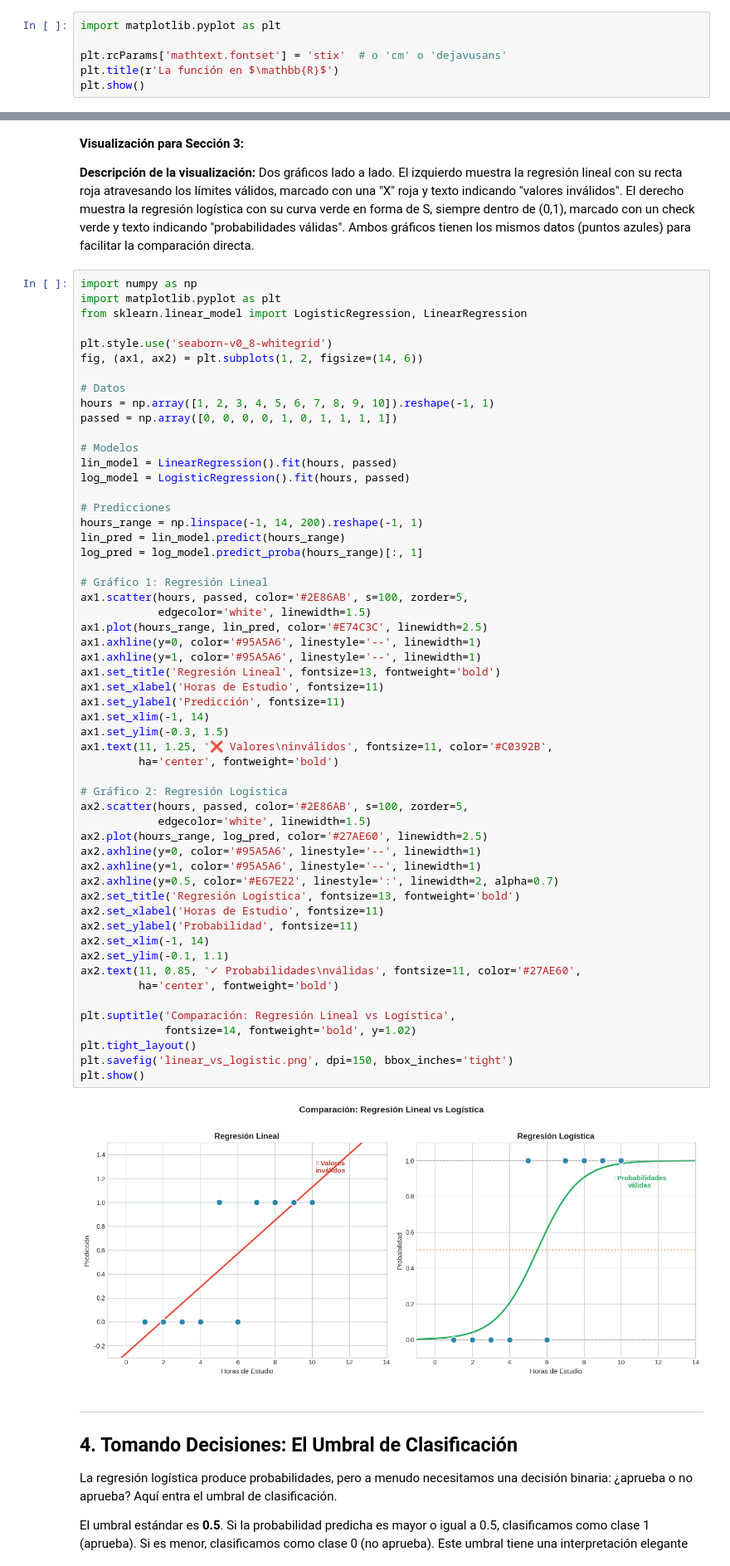
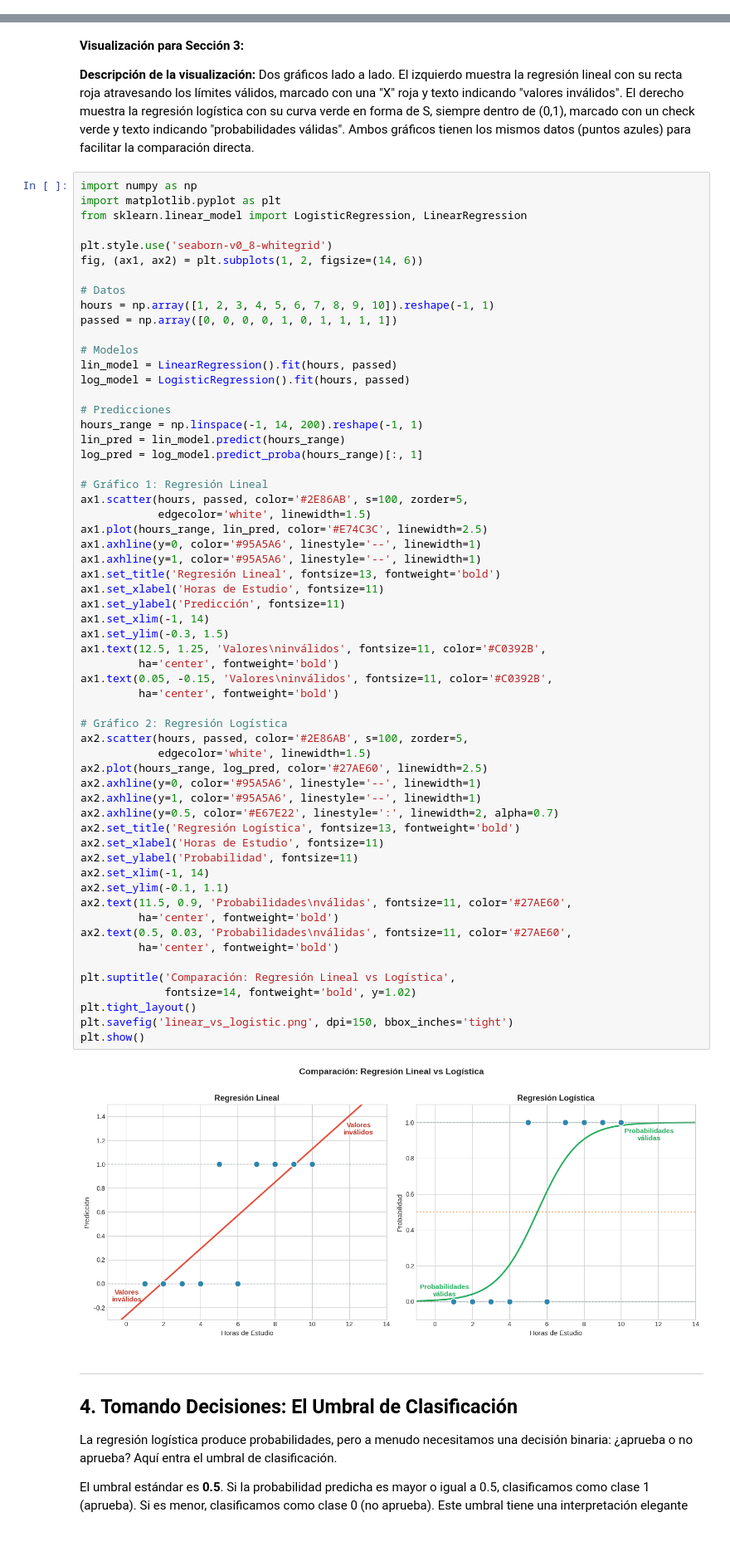
Before and after one commit to financieras/math_for_ai, a Jupyter notebook: estadistica/Regresion_Logistica_Como_la_Función_Sigmoide_Resuelve_la_Clasificacion_Binaria.ipynb, the cells around one changed output, grey strips where cells are left out. Shown: that part at 83% size. Cells and saved outputs as stored; diff of their text form; blank space fills up the shorter version.

```diff
--- a/estadistica/Regresion_Logistica_Como_la_Función_Sigmoide_Resuelve_la_Clasificacion_Binaria.ipynb
+++ b/estadistica/Regresion_Logistica_Como_la_Función_Sigmoide_Resuelve_la_Clasificacion_Binaria.ipynb
@@ -166,6 +163,0 @@ Esta propiedad es perfecta para modelar probabilidades.
-# %%
-import matplotlib.pyplot as plt
-
-plt.rcParams['mathtext.fontset'] = 'stix'  # o 'cm' o 'dejavusans'
-plt.title(r'La función en $\mathbb{R}$')
-plt.show()
@@ -335,36 +325,40 @@ ax1.scatter(hours, passed, color='#2E86AB', s=100, zorder=5,
 ax1.plot(hours_range, lin_pred, color='#E74C3C', linewidth=2.5)
 ax1.axhline(y=0, color='#95A5A6', linestyle='--', linewidth=1)
 ax1.axhline(y=1, color='#95A5A6', linestyle='--', linewidth=1)
 ax1.set_title('Regresión Lineal', fontsize=13, fontweight='bold')
 ax1.set_xlabel('Horas de Estudio', fontsize=11)
 ax1.set_ylabel('Predicción', fontsize=11)
 ax1.set_xlim(-1, 14)
 ax1.set_ylim(-0.3, 1.5)
-ax1.text(11, 1.25, '❌ Valores\ninválidos', fontsize=11, color='#C0392B',
+ax1.text(12.5, 1.25, 'Valores\ninválidos', fontsize=11, color='#C0392B',
+         ha='center', fontweight='bold')
+ax1.text(0.05, -0.15, 'Valores\ninválidos', fontsize=11, color='#C0392B',
          ha='center', fontweight='bold')
 
 # Gráfico 2: Regresión Logística
 ax2.scatter(hours, passed, color='#2E86AB', s=100, zorder=5,
             edgecolor='white', linewidth=1.5)
 ax2.plot(hours_range, log_pred, color='#27AE60', linewidth=2.5)
 ax2.axhline(y=0, color='#95A5A6', linestyle='--', linewidth=1)
 ax2.axhline(y=1, color='#95A5A6', linestyle='--', linewidth=1)
 ax2.axhline(y=0.5, color='#E67E22', linestyle=':', linewidth=2, alpha=0.7)
 ax2.set_title('Regresión Logística', fontsize=13, fontweight='bold')
 ax2.set_xlabel('Horas de Estudio', fontsize=11)
 ax2.set_ylabel('Probabilidad', fontsize=11)
 ax2.set_xlim(-1, 14)
 ax2.set_ylim(-0.1, 1.1)
-ax2.text(11, 0.85, '✓ Probabilidades\nválidas', fontsize=11, color='#27AE60',
+ax2.text(11.5, 0.9, 'Probabilidades\nválidas', fontsize=11, color='#27AE60',
+         ha='center', fontweight='bold')
+ax2.text(0.5, 0.03, 'Probabilidades\nválidas', fontsize=11, color='#27AE60',
          ha='center', fontweight='bold')
 
 plt.suptitle('Comparación: Regresión Lineal vs Logística',
              fontsize=14, fontweight='bold', y=1.02)
 plt.tight_layout()
 plt.savefig('linear_vs_logistic.png', dpi=150, bbox_inches='tight')
 plt.show()
 # %% [output]
-[figure, old version]
+[figure, new version]
 # %% [markdown]
 ---
 
```
Also changed, not shown: parts of 4 cells of this notebook.
